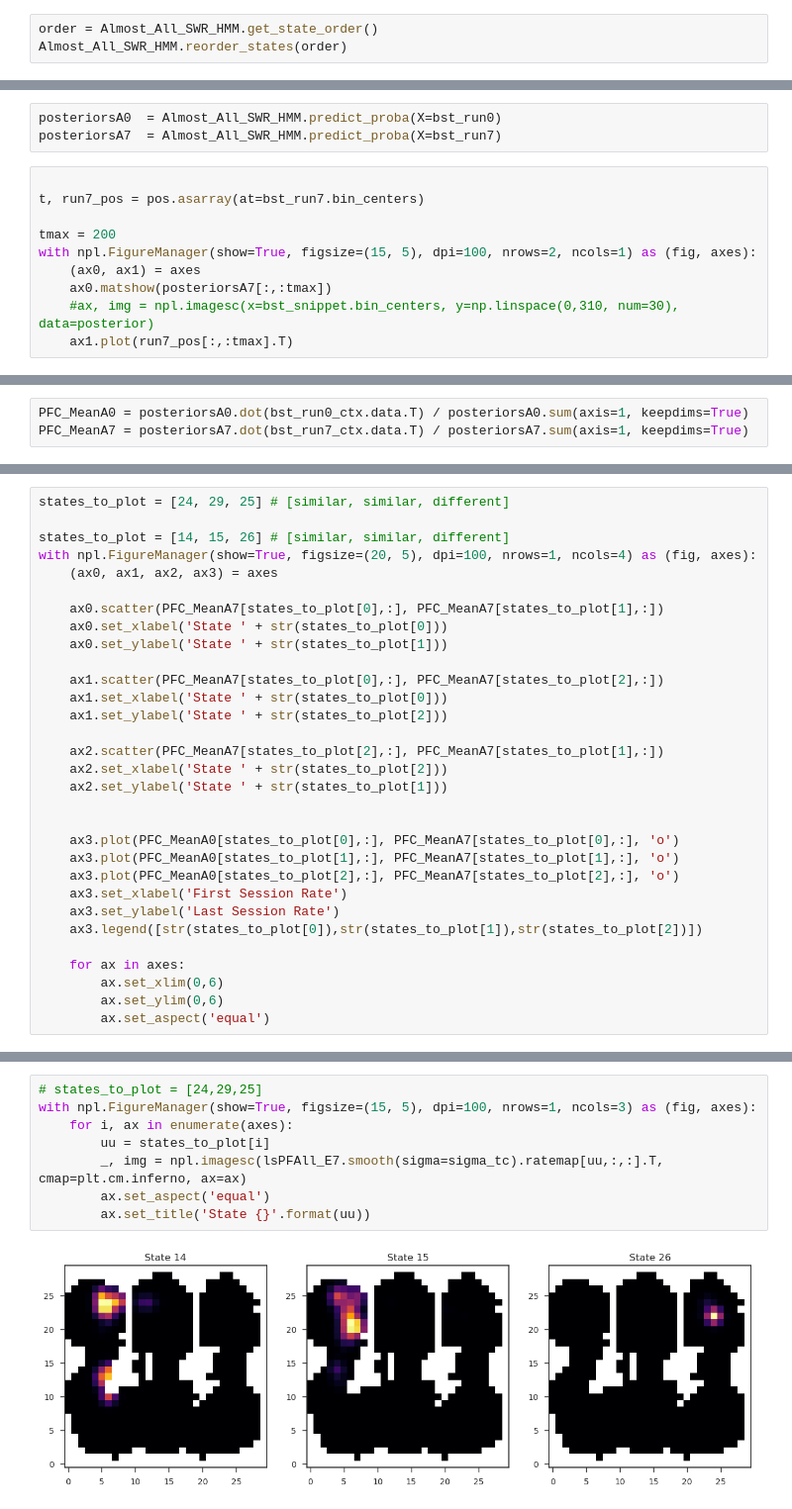
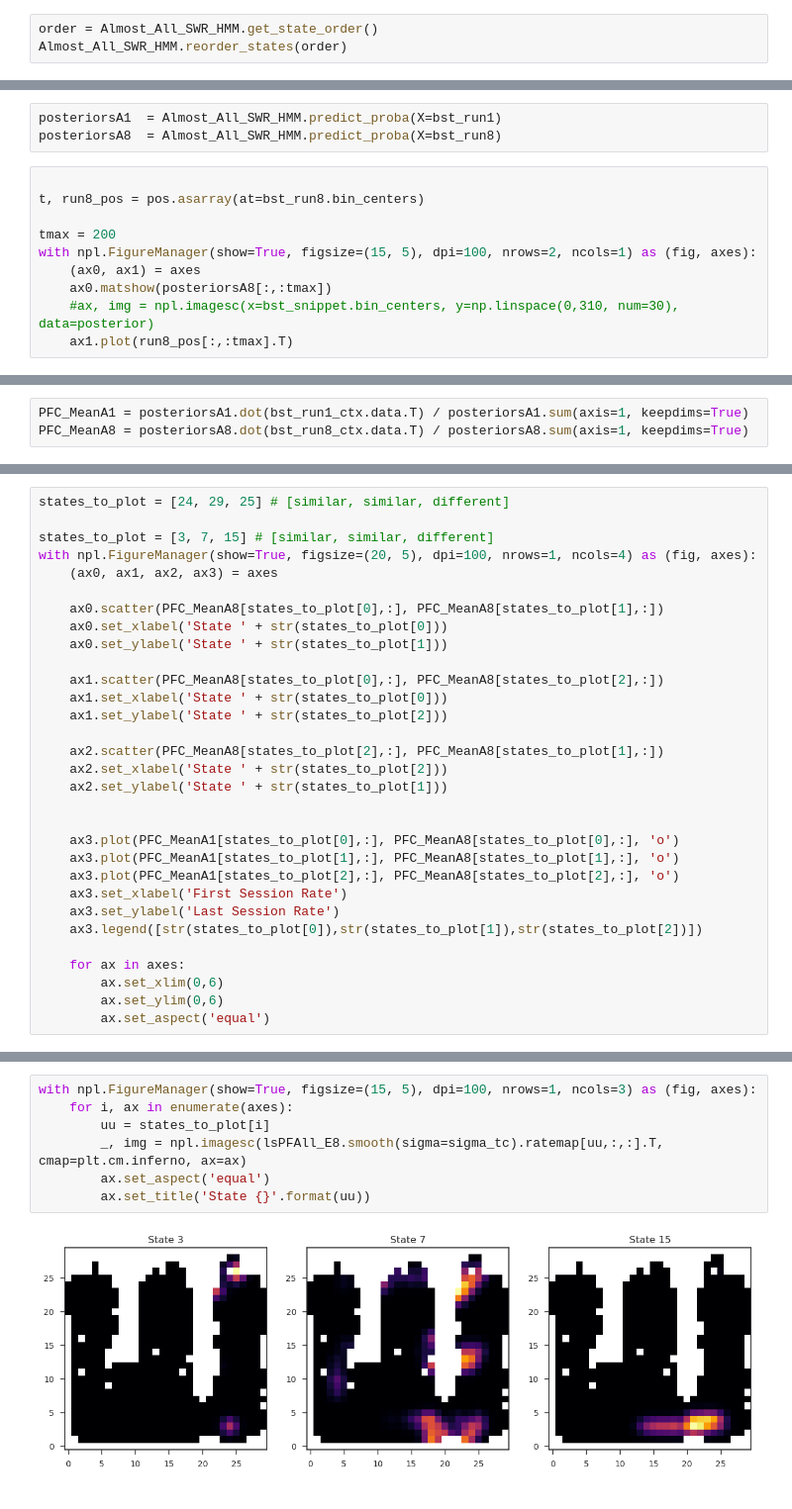
Before and after one commit to justindshin/WMazeExploratoryHMM, a Jupyter notebook: JustinWMazeHMM.ipynb, the cells around one changed output, grey strips where cells are left out. Shown at 99% size. Drawn from its saved outputs; the diff is of its cells as text.

Commit message:
edits to notebook to incorporate sleep data and cell labeing

```diff
--- a/JustinWMazeHMM.ipynb
+++ b/JustinWMazeHMM.ipynb
@@ -745,14 +870,14 @@ bst_run7_ctx = st_run_ctx[run7].bin(ds=ds_50ms).smooth(sigma=sigma, inplace=True
 # %%
-posteriorsA0  = Almost_All_SWR_HMM.predict_proba(X=bst_run0)
-posteriorsA7  = Almost_All_SWR_HMM.predict_proba(X=bst_run7)
+posteriorsA1  = Almost_All_SWR_HMM.predict_proba(X=bst_run1)
+posteriorsA8  = Almost_All_SWR_HMM.predict_proba(X=bst_run8)
 # %%
 
-t, run7_pos = pos.asarray(at=bst_run7.bin_centers)
+t, run8_pos = pos.asarray(at=bst_run8.bin_centers)
 
 tmax = 200
 with npl.FigureManager(show=True, figsize=(15, 5), dpi=100, nrows=2, ncols=1) as (fig, axes):
     (ax0, ax1) = axes
-    ax0.matshow(posteriorsA7[:,:tmax])
+    ax0.matshow(posteriorsA8[:,:tmax])
     #ax, img = npl.imagesc(x=bst_snippet.bin_centers, y=np.linspace(0,310, num=30), data=posterior)
-    ax1.plot(run7_pos[:,:tmax].T)
+    ax1.plot(run8_pos[:,:tmax].T)
 # %% [output]
@@ -760,4 +885,4 @@ with npl.FigureManager(show=True, figsize=(15, 5), dpi=100, nrows=2, ncols=1) as
 # %%
-PFC_MeanA0 = posteriorsA0.dot(bst_run0_ctx.data.T) / posteriorsA0.sum(axis=1, keepdims=True)
-PFC_MeanA7 = posteriorsA7.dot(bst_run7_ctx.data.T) / posteriorsA7.sum(axis=1, keepdims=True)
+PFC_MeanA1 = posteriorsA1.dot(bst_run1_ctx.data.T) / posteriorsA1.sum(axis=1, keepdims=True)
+PFC_MeanA8 = posteriorsA8.dot(bst_run8_ctx.data.T) / posteriorsA8.sum(axis=1, keepdims=True)
 # %%
@@ -769,26 +900,26 @@ npl.imagesc(PFC_MeanA0)
 # %%
 states_to_plot = [24, 29, 25] # [similar, similar, different]
 
-states_to_plot = [14, 15, 26] # [similar, similar, different]
+states_to_plot = [3, 7, 15] # [similar, similar, different]
 with npl.FigureManager(show=True, figsize=(20, 5), dpi=100, nrows=1, ncols=4) as (fig, axes):
     (ax0, ax1, ax2, ax3) = axes
 
-    ax0.scatter(PFC_MeanA7[states_to_plot[0],:], PFC_MeanA7[states_to_plot[1],:])
+    ax0.scatter(PFC_MeanA8[states_to_plot[0],:], PFC_MeanA8[states_to_plot[1],:])
     ax0.set_xlabel('State ' + str(states_to_plot[0]))
     ax0.set_ylabel('State ' + str(states_to_plot[1]))
 
-    ax1.scatter(PFC_MeanA7[states_to_plot[0],:], PFC_MeanA7[states_to_plot[2],:])
+    ax1.scatter(PFC_MeanA8[states_to_plot[0],:], PFC_MeanA8[states_to_plot[2],:])
     ax1.set_xlabel('State ' + str(states_to_plot[0]))
     ax1.set_ylabel('State ' + str(states_to_plot[2]))
 
-    ax2.scatter(PFC_MeanA7[states_to_plot[2],:], PFC_MeanA7[states_to_plot[1],:])
+    ax2.scatter(PFC_MeanA8[states_to_plot[2],:], PFC_MeanA8[states_to_plot[1],:])
     ax2.set_xlabel('State ' + str(states_to_plot[2]))
     ax2.set_ylabel('State ' + str(states_to_plot[1]))
 
 
-    ax3.plot(PFC_MeanA0[states_to_plot[0],:], PFC_MeanA7[states_to_plot[0],:], 'o')
-    ax3.plot(PFC_MeanA0[states_to_plot[1],:], PFC_MeanA7[states_to_plot[1],:], 'o')
-    ax3.plot(PFC_MeanA0[states_to_plot[2],:], PFC_MeanA7[states_to_plot[2],:], 'o')
+    ax3.plot(PFC_MeanA1[states_to_plot[0],:], PFC_MeanA8[states_to_plot[0],:], 'o')
+    ax3.plot(PFC_MeanA1[states_to_plot[1],:], PFC_MeanA8[states_to_plot[1],:], 'o')
+    ax3.plot(PFC_MeanA1[states_to_plot[2],:], PFC_MeanA8[states_to_plot[2],:], 'o')
     ax3.set_xlabel('First Session Rate')
     ax3.set_ylabel('Last Session Rate')
     ax3.legend([str(states_to_plot[0]),str(states_to_plot[1]),str(states_to_plot[2])])
@@ -802,10 +933,9 @@ with npl.FigureManager(show=True, figsize=(20, 5), dpi=100, nrows=1, ncols=4) as
 # %%
-# states_to_plot = [24,29,25]
 with npl.FigureManager(show=True, figsize=(15, 5), dpi=100, nrows=1, ncols=3) as (fig, axes):
     for i, ax in enumerate(axes):
         uu = states_to_plot[i]
-        _, img = npl.imagesc(lsPFAll_E7.smooth(sigma=sigma_tc).ratemap[uu,:,:].T, cmap=plt.cm.inferno, ax=ax)
+        _, img = npl.imagesc(lsPFAll_E8.smooth(sigma=sigma_tc).ratemap[uu,:,:].T, cmap=plt.cm.inferno, ax=ax)
         ax.set_aspect('equal')
         ax.set_title('State {}'.format(uu))
 # %% [output]
-[figure, old version]
+[figure, new version]
```
Also changed, not shown: parts of 66 cells of this notebook, 1 other file.
